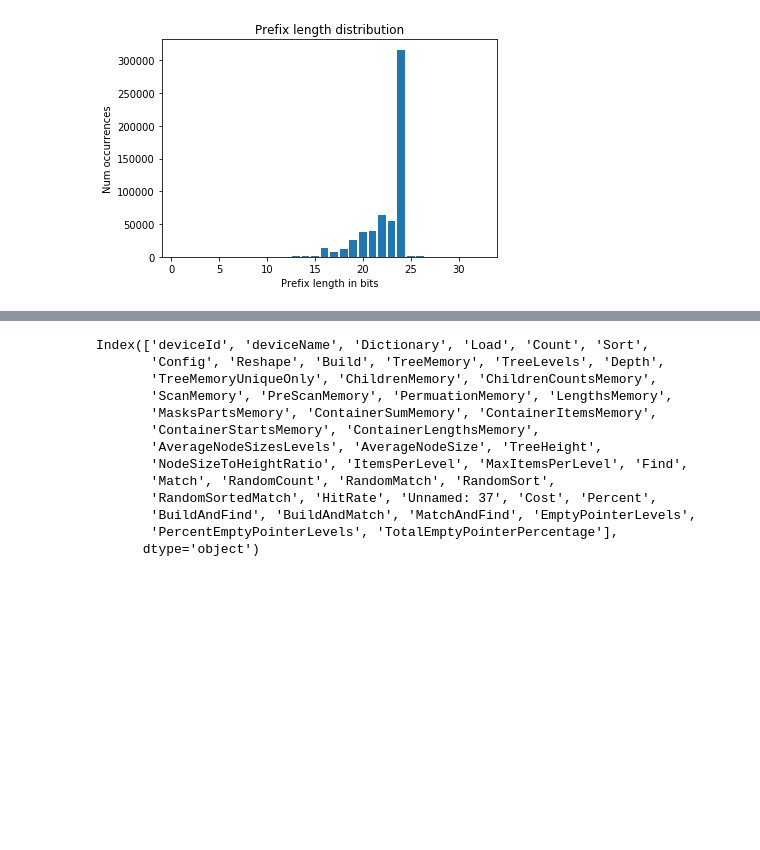
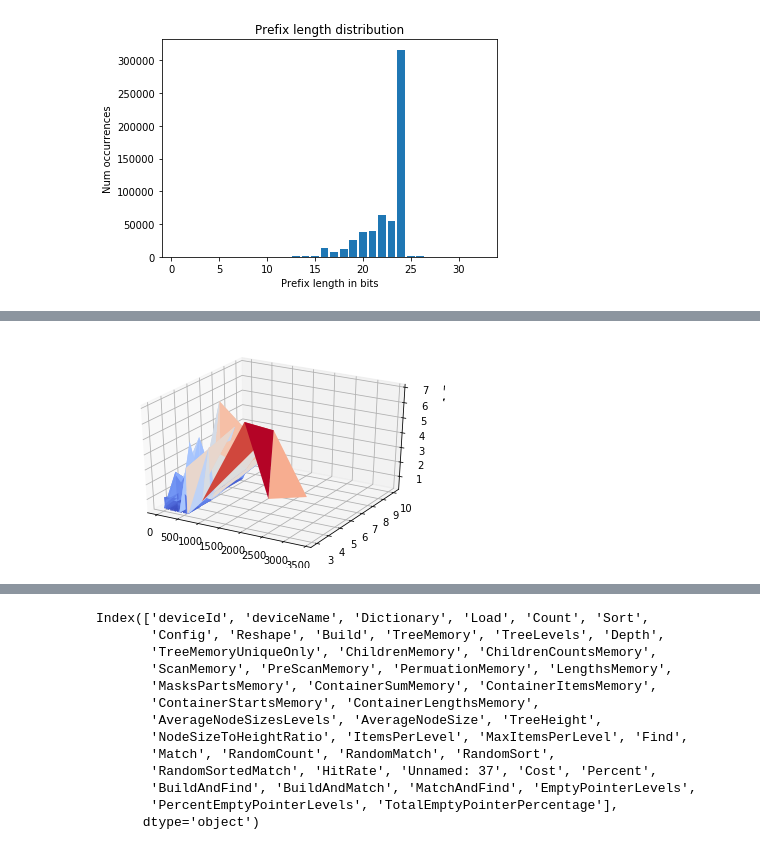
Before and after one commit to matrackif/TrieStrides, a Jupyter notebook: flavors_data_analysis.ipynb, the cells around one changed output, grey strips where cells are left out. Saved outputs shown, nothing was run; the diff lists cells and outputs as text; code cells hidden in the pictures; blank space fills up the shorter version.

```diff
--- a/flavors_data_analysis.ipynb
+++ b/flavors_data_analysis.ipynb
@@ -133,0 +166,10 @@ results_equal_dist[['Config', 'RandomMatch', 'Match', 'Find', 'ItemsPerLevel', '
+# %%
+x = results_random['AverageNodeSize'].values
+y = results_random['TreeHeight'].values
+z = results_random['TreeMemoryUniqueOnly'].values
+fig = plt.figure()
+ax = fig.gca(projection='3d')
+surf = ax.plot_trisurf(x, y, z, cmap=cm.coolwarm,
+                       linewidth=0, antialiased=True)
+# %% [output]
+[figure, added]
```
Also changed, not shown: parts of 19 cells of this notebook, 1 other file.
